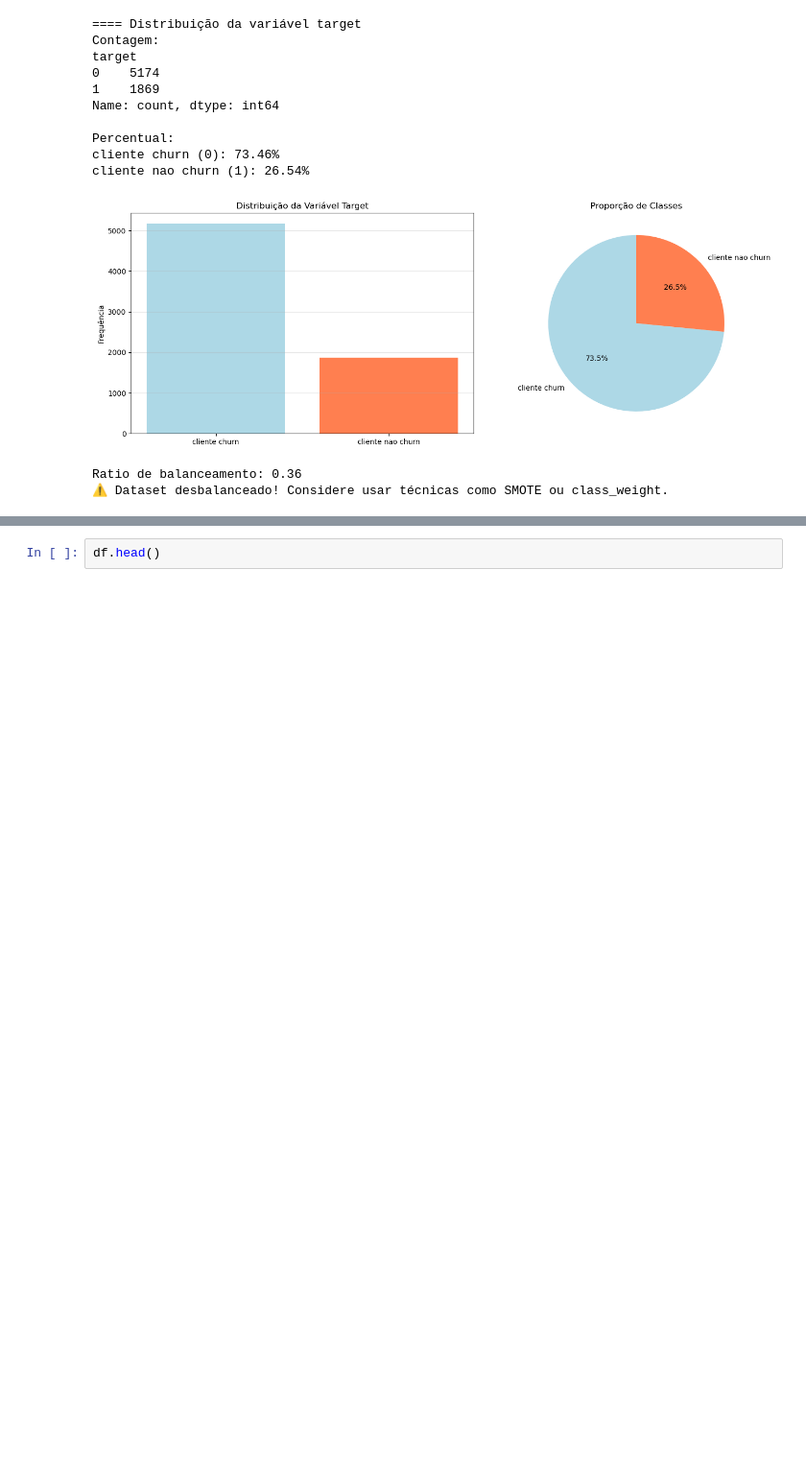
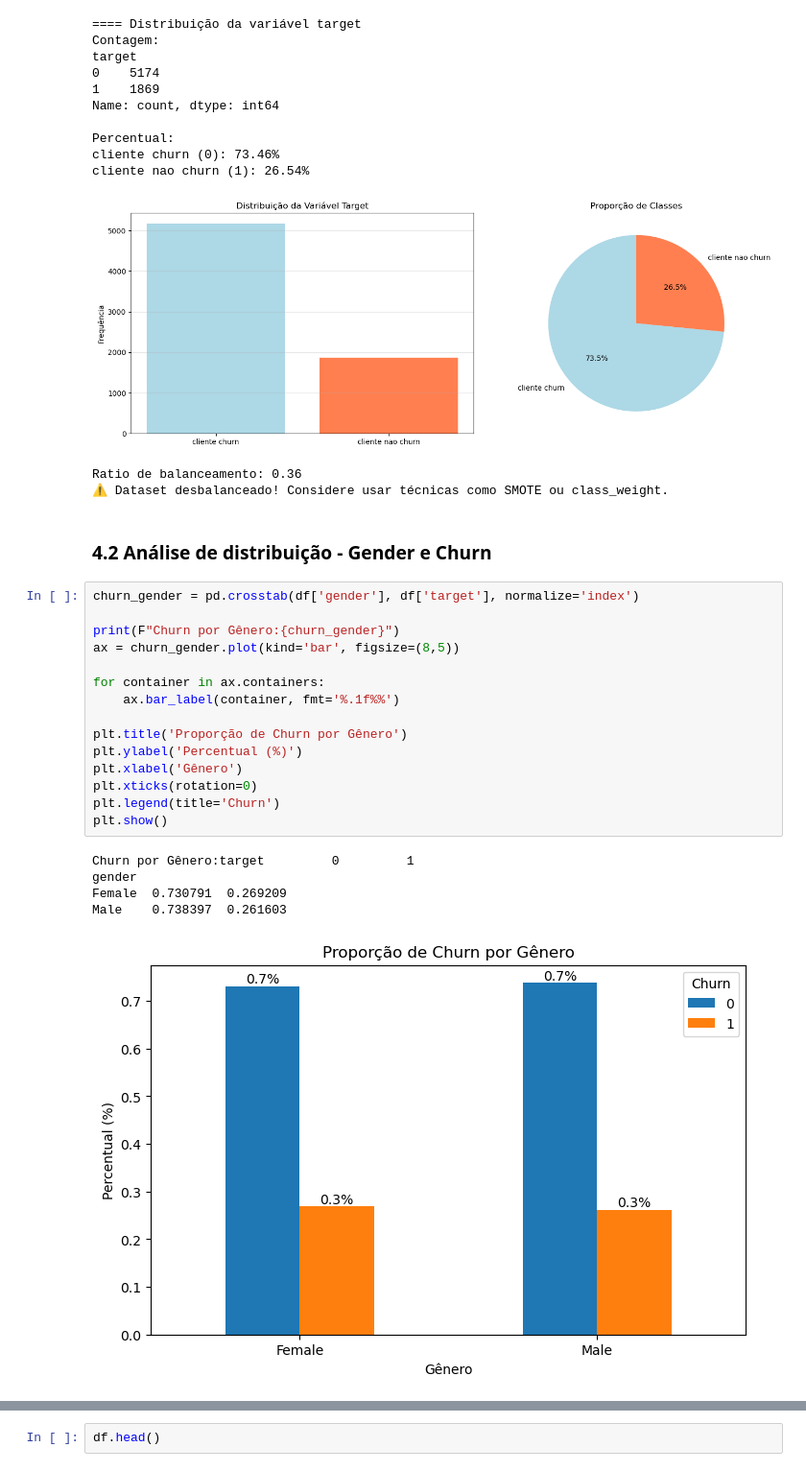
Before and after one commit to LaraGSilva/projeto-tech-challenge-churn, a Jupyter notebook: notebooks/EDA.ipynb, the cells around one changed output, grey strips where cells are left out. Shown at 96% size. Cells and saved outputs as stored; diff of their text form; blank space fills up the shorter version.

```diff
--- a/notebooks/EDA.ipynb
+++ b/notebooks/EDA.ipynb
@@ -250,3 +286,26 @@ cliente nao churn (1): 26.54%
 [figure]
 Ratio de balanceamento: 0.36
 ⚠️ Dataset desbalanceado! Considere usar técnicas como SMOTE ou class_weight.
+# %% [markdown]
+### 4.2 Análise de distribuição - Gender e Churn
+# %%
+churn_gender = pd.crosstab(df['gender'], df['target'], normalize='index')
+
+print(F"Churn por Gênero:{churn_gender}")
+ax = churn_gender.plot(kind='bar', figsize=(8,5))
+
+for container in ax.containers:
+    ax.bar_label(container, fmt='%.1f%%')
+
+plt.title('Proporção de Churn por Gênero')
+plt.ylabel('Percentual (%)')
+plt.xlabel('Gênero')
+plt.xticks(rotation=0)
+plt.legend(title='Churn')
+plt.show()
+# %% [output]
+Churn por Gênero:target         0         1
+gender
+Female  0.730791  0.269209
+Male    0.738397  0.261603
+[figure, added]
```
Also changed, not shown: parts of 13 cells of this notebook, 8 other files.
